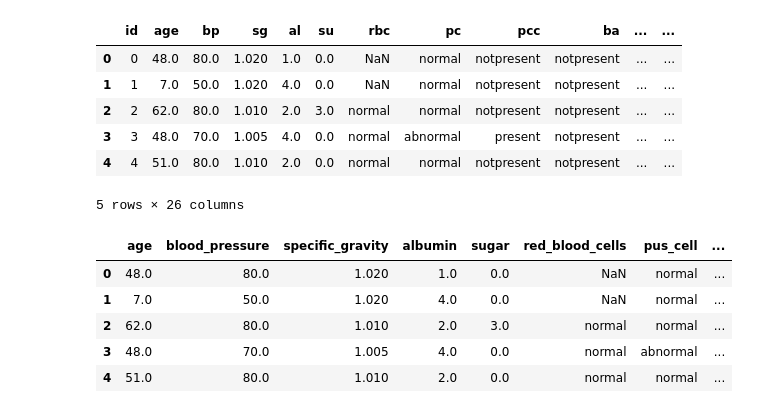
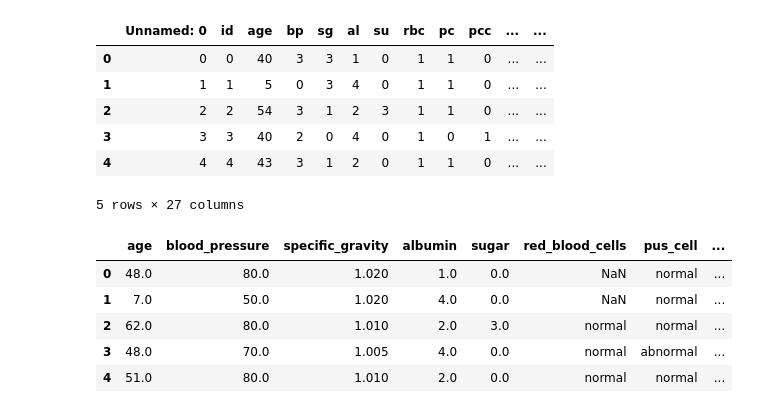
Before and after one commit to VengalaEshwar/project_Ctrl-Alt-Defeat, a Jupyter notebook: ml-model/kidney.ipynb, the cells around one changed output. Drawn from its saved outputs; the diff is of its cells as text; code cells hidden in the pictures.

```diff
--- a/ml-model/kidney.ipynb
+++ b/ml-model/kidney.ipynb
@@ -2,16 +2,16 @@
 import pandas as pd
 import numpy as np
 # %%
-df= pd.read_csv('kidney_disease.csv')
+df= pd.read_csv('final_kidney_disease.csv')
 df.head()
 # %% [output]
-|  | id | age | bp | sg | al | su | rbc | pc | pcc | ba | ... | ... |
-| 0 | 0 | 48.0 | 80.0 | 1.020 | 1.0 | 0.0 | NaN | normal | notpresent | notpresent | ... | ... |
-| 1 | 1 | 7.0 | 50.0 | 1.020 | 4.0 | 0.0 | NaN | normal | notpresent | notpresent | ... | ... |
-| 2 | 2 | 62.0 | 80.0 | 1.010 | 2.0 | 3.0 | normal | normal | notpresent | notpresent | ... | ... |
-| 3 | 3 | 48.0 | 70.0 | 1.005 | 4.0 | 0.0 | normal | abnormal | present | notpresent | ... | ... |
-| 4 | 4 | 51.0 | 80.0 | 1.010 | 2.0 | 0.0 | normal | normal | notpresent | notpresent | ... | ... |
+|  | Unnamed: 0 | id | age | bp | sg | al | su | rbc | pc | pcc | ... | ... |
+| 0 | 0 | 0 | 40 | 3 | 3 | 1 | 0 | 1 | 1 | 0 | ... | ... |
+| 1 | 1 | 1 | 5 | 0 | 3 | 4 | 0 | 1 | 1 | 0 | ... | ... |
+| 2 | 2 | 2 | 54 | 3 | 1 | 2 | 3 | 1 | 1 | 0 | ... | ... |
+| 3 | 3 | 3 | 40 | 2 | 0 | 4 | 0 | 1 | 0 | 1 | ... | ... |
+| 4 | 4 | 4 | 43 | 3 | 1 | 2 | 0 | 1 | 1 | 0 | ... | ... |
-5 rows × 26 columns
+5 rows × 27 columns
 # %%
 df.drop('id', axis = 1, inplace = True)
 # %%
```
Also changed, not shown: 8 other files.
